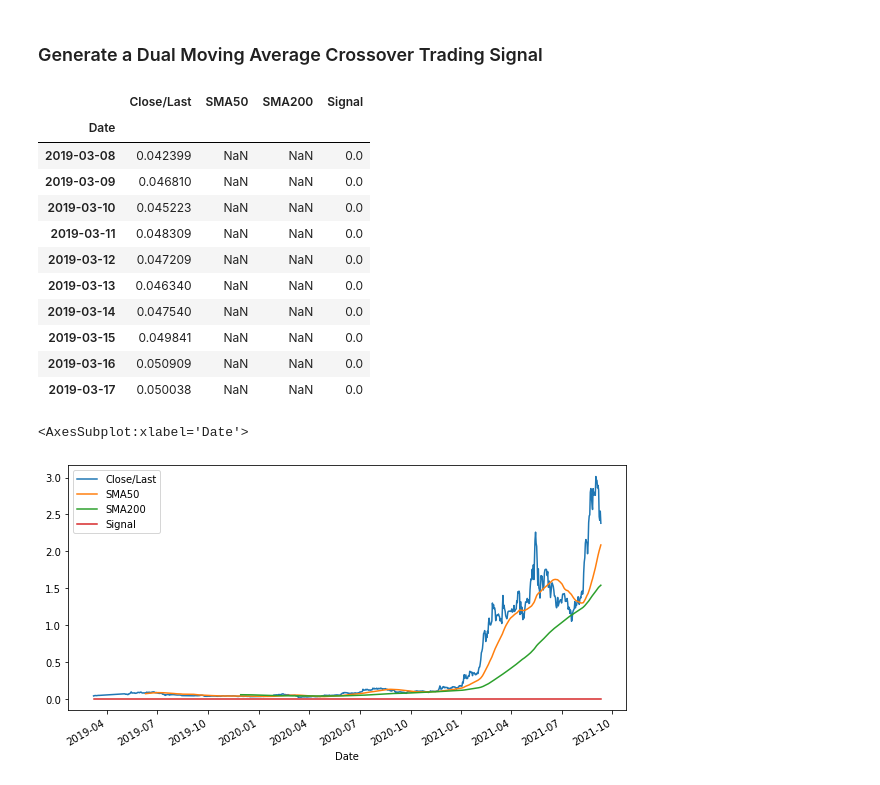
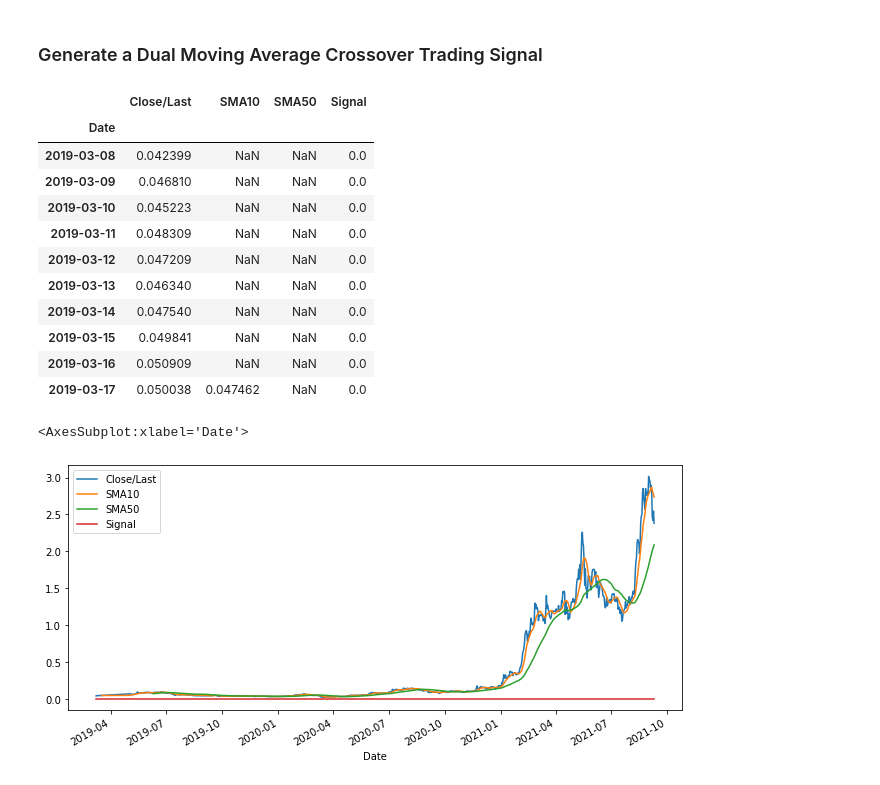
Before and after one commit to Antharithm/Cardano-ML-Solutions, a Jupyter notebook: Backtest.ipynb, the cells around one changed output. Drawn from its saved outputs; the diff is of its cells as text; code cells hidden in the pictures.

```diff
--- a/Backtest.ipynb
+++ b/Backtest.ipynb
@@ -51,12 +60,12 @@ signals_df = ada_historical_df.loc[:, ['Close/Last']].copy()
 # Set the `date` column as the index
 
 # Set the short window and long windows
-short_window = 50
-long_window = 200
+short_window = 10
+long_window = 50
 
 # Generate the short and long moving averages (50 and 200 days, respectively)
-signals_df['SMA50'] = signals_df['Close/Last'].rolling(window=short_window).mean()
-signals_df['SMA200'] = signals_df['Close/Last'].rolling(window=long_window).mean()
+signals_df['SMA10'] = signals_df['Close/Last'].rolling(window=short_window).mean()
+signals_df['SMA50'] = signals_df['Close/Last'].rolling(window=long_window).mean()
 signals_df['Signal'] = 0.0
 
 # Generate the trading signal 0 or 1,
@@ -72,7 +81,7 @@ signals_df['Signal'] = 0.0
 # Print the DataFrame
 signals_df.head(10)
 # %% [output]
-|  | Close/Last | SMA50 | SMA200 | Signal |
+|  | Close/Last | SMA10 | SMA50 | Signal |
 | Date |  |  |  |  |
 | 2019-03-08 | 0.042399 | NaN | NaN | 0.0 |
 | 2019-03-09 | 0.046810 | NaN | NaN | 0.0 |
@@ -83,9 +92,9 @@ signals_df.head(10)
 | 2019-03-14 | 0.047540 | NaN | NaN | 0.0 |
 | 2019-03-15 | 0.049841 | NaN | NaN | 0.0 |
 | 2019-03-16 | 0.050909 | NaN | NaN | 0.0 |
-| 2019-03-17 | 0.050038 | NaN | NaN | 0.0 |
+| 2019-03-17 | 0.050038 | 0.047462 | NaN | 0.0 |
 # %%
-signals_df.plot(figsize = (10, 5))
+signals_df.plot(figsize = (11, 5))
 # %% [output]
 <AxesSubplot:xlabel='Date'>
-[figure, old version]
+[figure, new version]
```
Also changed, not shown: parts of 3 cells of this notebook, 4 other files.
